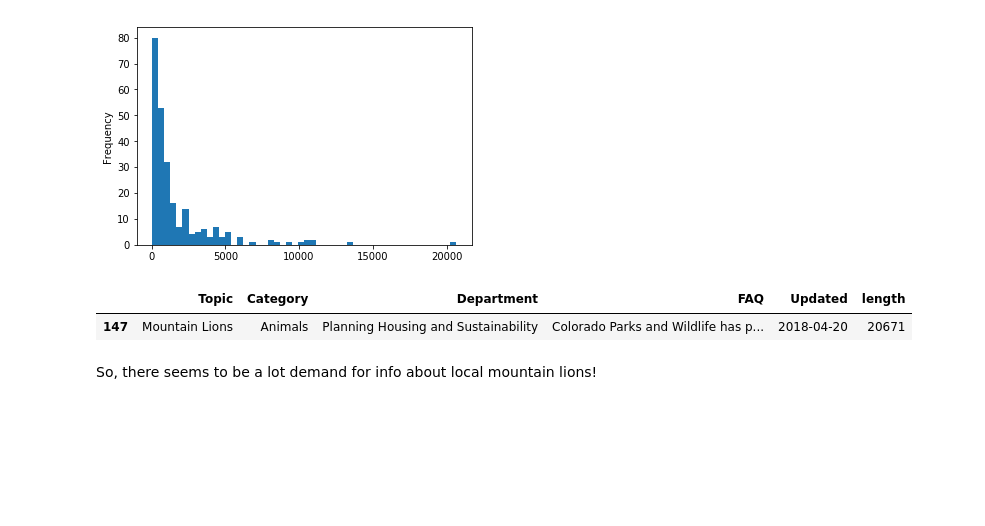
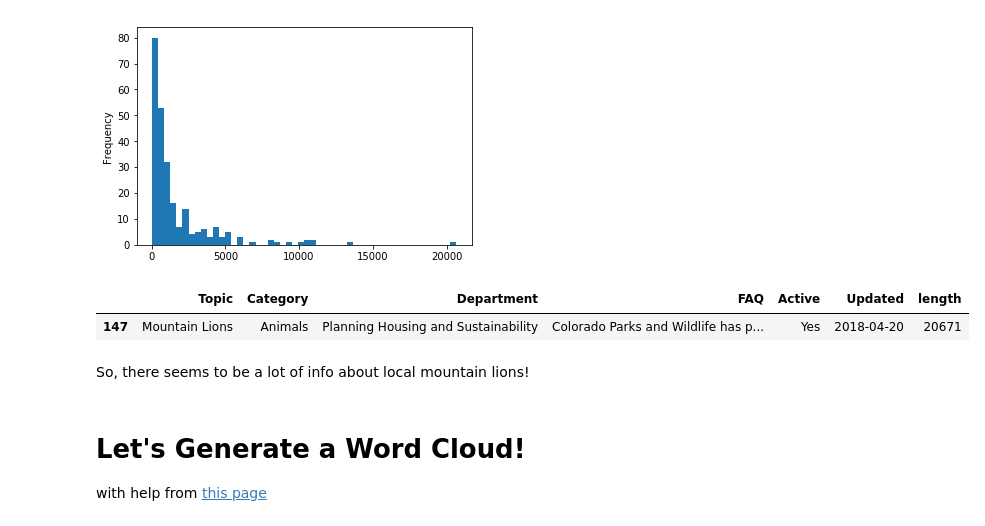
Before and after one commit to willtscott/inquire-boulder-chatbot, a Jupyter notebook: notebooks/faq-text-eda.ipynb, the cells around one changed output. Cells and saved outputs as stored; diff of their text form; code cells hidden in the pictures; blank space fills up the shorter version.

```diff
--- a/notebooks/faq-text-eda.ipynb
+++ b/notebooks/faq-text-eda.ipynb
@@ -1,16 +1,22 @@
 # %%
+import sys
 import numpy as np
 import pandas as pd
-import unicodedata
-import re
 import matplotlib as plt
-import seaborn as sns
+from PIL import Image
+from wordcloud import WordCloud, ImageColorGenerator
+
+# Import local libraries
+sys.path.append('../src')
+import processing
+
+%matplotlib inline
 
 # Uncomment to see full cell text
 pd.set_option('display.max_colwidth', 0)
 
-raw = pd.read_excel("../data/raw/inquire-boulder-faq-text/inquire-boulder-active-faqs-2019-01-02.xls.xlsx")
-faq = raw.drop(labels=('Active'), axis=1).dropna()
+raw = pd.read_excel("../data/raw/inquire-boulder-faq-text/inquire-boulder-active-faqs-2019-01-02.xls.xlsx").dropna()
+faq = pd.read_csv("../data/processed/faq-text-separated.csv")
 # %%
 raw.set_index(keys=['Department', 'Category', 'Topic']).sort_index().drop(labels=('Active'), axis=1).dropna()
 # %% [output]
@@ -34,5 +40,5 @@ raw.set_index(keys=['Department', 'Category', 'Topic']).sort_index().drop(labels
 |  | Website | Boulder Measures | Boulder Measures - Phase One Boul... | 2018-05-31 |
 250 rows × 2 columns
 # %%
-faq['length'] = faq.FAQ.apply(lambda x: len(x))
+raw['length'] = raw.FAQ.apply(lambda x: len(x))
 # %%
@@ -41,9 +47,12 @@ faq.length.plot(kind='hist', bins=50)
 <matplotlib.axes._subplots.AxesSubplot at 0x...>
 [figure]
 # %%
-faq[faq['length'] == faq['length'].max()]
+raw[raw['length'] == raw['length'].max()]
 # %% [output]
-|  | Topic | Category | Department | FAQ | Updated | length |
-| 147 | Mountain Lions | Animals | Planning Housing and Sustainability | Colorado Parks and Wildlife has p... | 2018-04-20 | 20671 |
+|  | Topic | Category | Department | FAQ | Active | Updated | length |
+| 147 | Mountain Lions | Animals | Planning Housing and Sustainability | Colorado Parks and Wildlife has p... | Yes | 2018-04-20 | 20671 |
 # %% [markdown]
-So, there seems to be a lot demand for info about local mountain lions!
+So, there seems to be a lot of info about local mountain lions!
+# %% [markdown]
+# Let's Generate a Word Cloud!
+with help from [this page](https://www.datacamp.com/community/tutorials/wordcloud-python)
```
Also changed, not shown: parts of 8 cells of this notebook, 10 other files.
